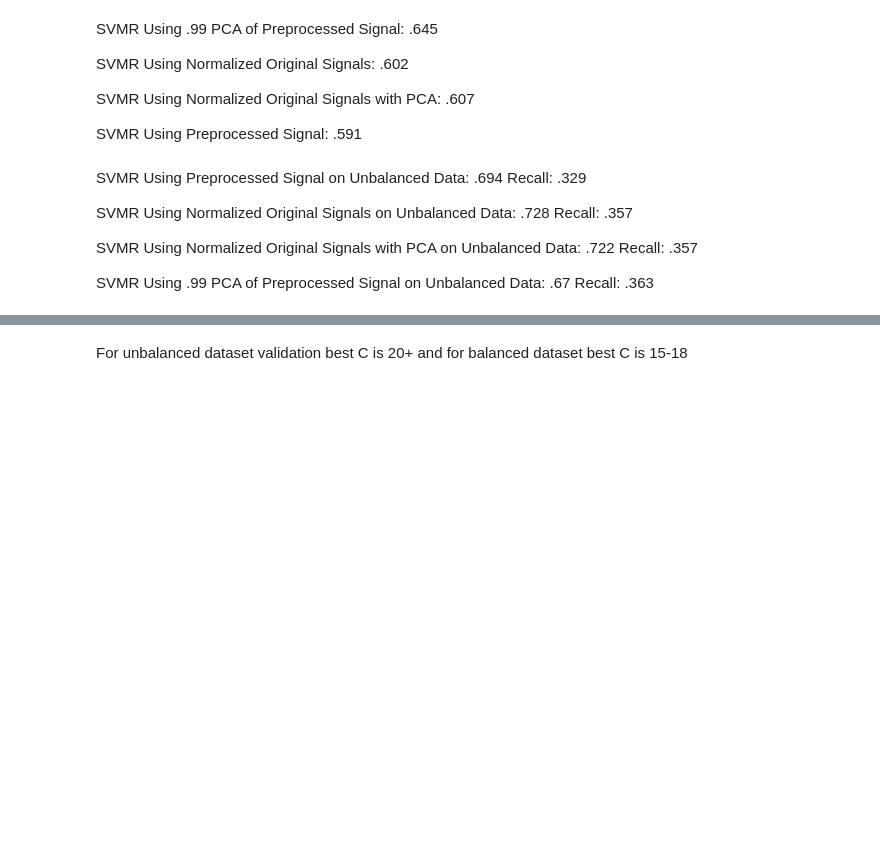
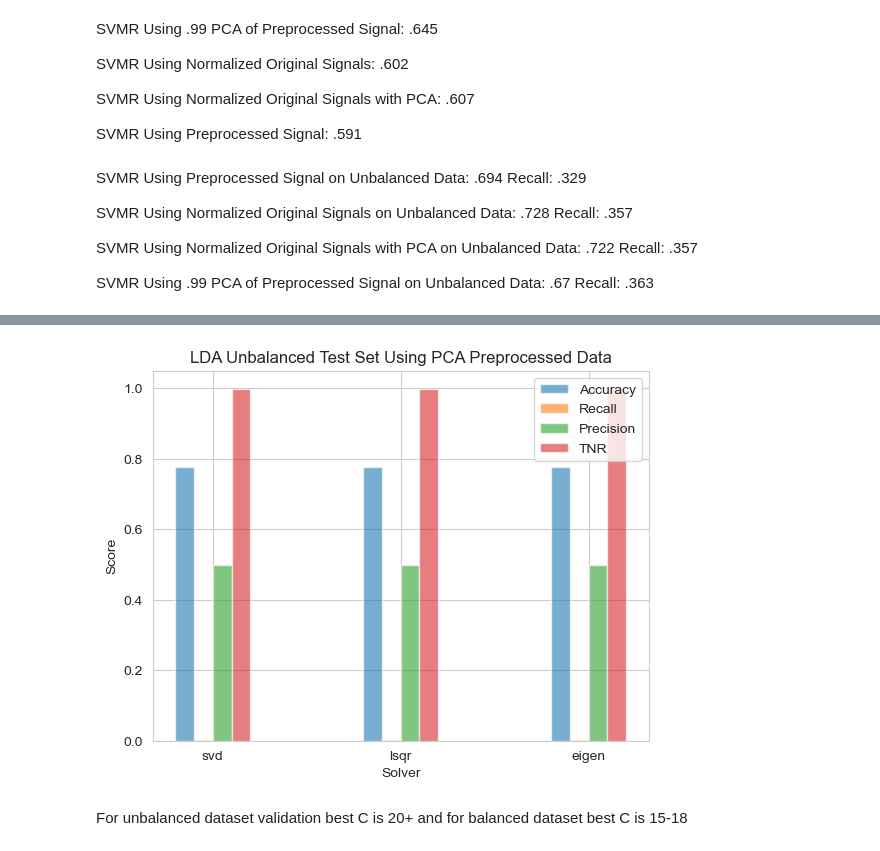
Before and after one commit to josephyu11600/DMNN_SGD, a Jupyter notebook: dmnn_project.ipynb, the cells around one changed output, grey strips where cells are left out. Drawn from its saved outputs; the diff is of its cells as text; code cells hidden in the pictures; blank space fills up the shorter version.

```diff
--- a/dmnn_project.ipynb
+++ b/dmnn_project.ipynb
@@ -260,3 +344,28 @@ Best parameters: {'C': 20, 'class_weight': 'balanced', 'kernel': 'rbf'}
+# %%
+sns.set_style('whitegrid')
+num_bars = 4
+bar_width = 0.15
+labels = ['svd', 'lsqr', 'eigen']
+# X positions for each label, with bars centered around them
+x = np.arange(len(labels))
+offsets = np.linspace(-bar_width, bar_width, num_bars)
+
+
+plt.bar(x + offsets[0], accuracies, label='Accuracy', width=0.1, alpha=0.6)
+plt.bar(x + offsets[1], recalls, label='Recall', width=0.1, alpha=0.6)
+plt.bar(x + offsets[2], precisions, label='Precision', width=0.1, alpha=0.6)
+plt.bar(x + offsets[3], TNRs, label='TNR', width=0.1, alpha=0.6)
+plt.xticks(x, labels)
+
+plt.legend()
+plt.xlabel('Solver')
+plt.ylabel('Score')
+plt.title('LDA Unbalanced Test Set Using PCA Preprocessed Data')
+# plt.savefig('../images/lda_unbalanced_pca_preprocessed_data_solver_comparison.png')
+
+plt.show()
+# %% [output]
+[figure, added]
 # %% [markdown]
 For unbalanced dataset validation best C is 20+ and for balanced dataset best C is 15-18
 # %% [markdown]
```
Also changed, not shown: parts of 87 cells of this notebook, 3 other files.
